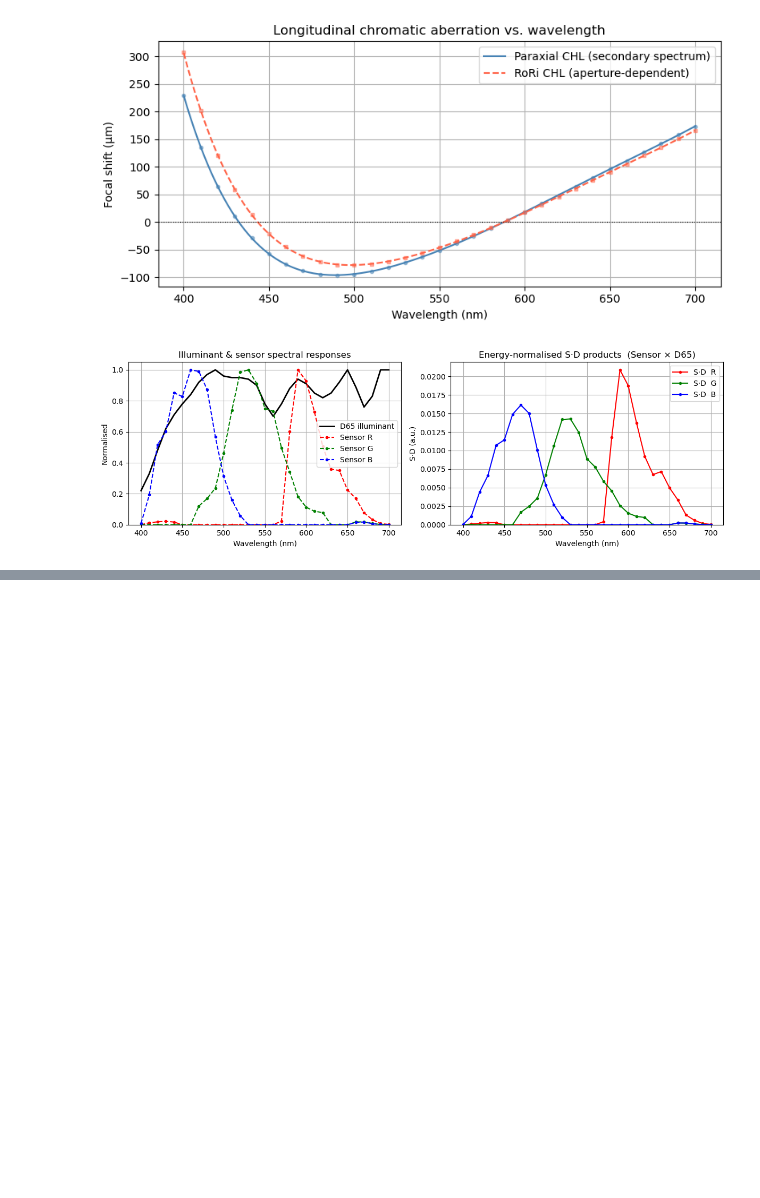
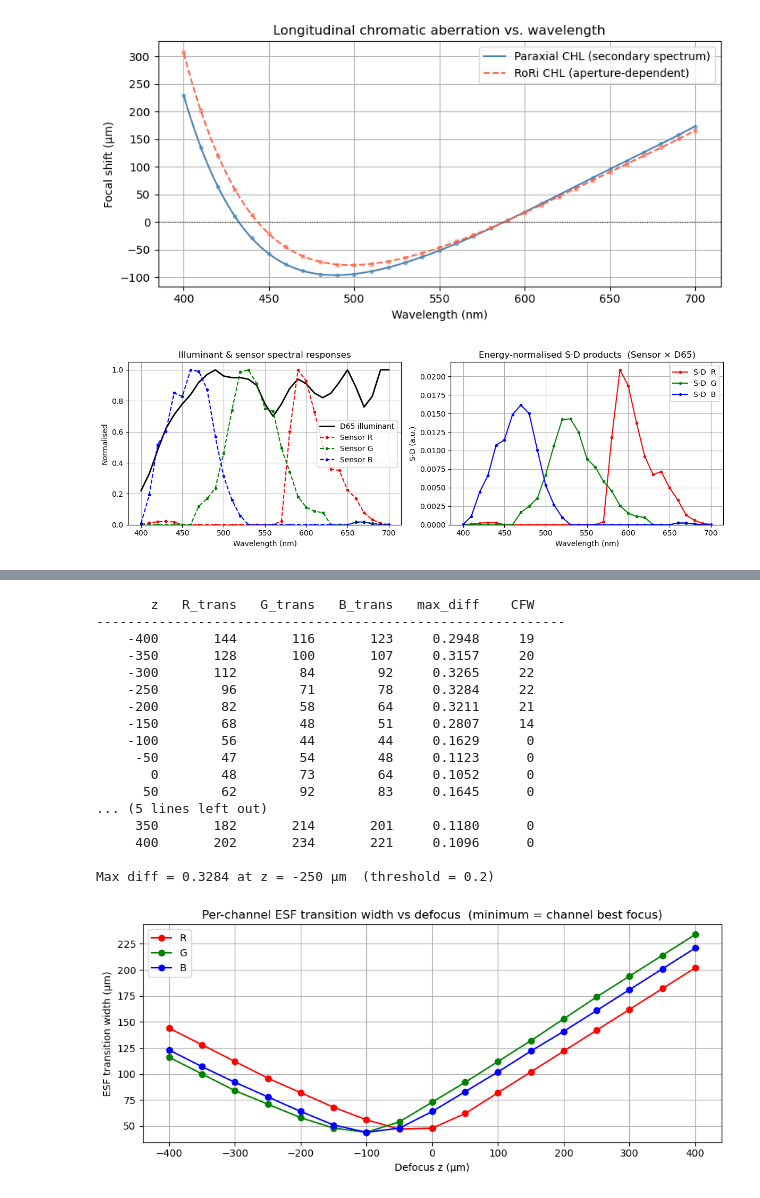
Before and after one commit to Leyangf/ColorFringeCalculation, a Jupyter notebook: examples/cfw_demo.ipynb, the cells around one changed output, grey strips where cells are left out. Cells and saved outputs as stored; diff of their text form; code cells hidden in the pictures; blank space fills up the shorter version.

```diff
--- a/examples/cfw_demo.ipynb
+++ b/examples/cfw_demo.ipynb
@@ -364,0 +494,39 @@ interactive(children=(SelectMultiple(description='Exposure', index=(0, 1, 2, 4),
+# %%
+# ── ESF transition width vs defocus ──────────────────────────────────────────
+print(f"{'z':>8}  {'R_trans':>8}  {'G_trans':>8}  {'B_trans':>8}  "
+      f"{'max_diff':>9}  {'CFW':>5}")
+print("-" * 60)
+for _i, _z in enumerate(_z_bake):
+    print(f"{_z:>8.0f}  "
+          f"{_trans_width['R'][_i]:>8}  {_trans_width['G'][_i]:>8}  {_trans_width['B'][_i]:>8}  "
+          f"{_max_diff[_i]:>9.4f}  {_cfw_curve[_i]:>5}")
+print(f"\nMax diff = {_max_diff.max():.4f} at z = {_z_bake[_max_diff.argmax()]:+.0f} µm  "
+      f"(threshold = {_THR_FFTPSF})")
+
+plt.figure(figsize=(9, 4))
+for _c, _col in [("R", "r"), ("G", "g"), ("B", "b")]:
+    plt.plot(_z_bake, _trans_width[_c], "o-", color=_col, label=_c)
+plt.xlabel("Defocus z (µm)")
+plt.ylabel("ESF transition width (µm)")
+plt.title("Per-channel ESF transition width vs defocus  (minimum = channel best focus)")
+plt.legend(); plt.grid(True)
+plt.tight_layout(); plt.show()
+# %% [output]
+       z   R_trans   G_trans   B_trans   max_diff    CFW
+------------------------------------------------------------
+    -400       144       116       123     0.2948     19
+    -350       128       100       107     0.3157     20
+    -300       112        84        92     0.3265     22
+    -250        96        71        78     0.3284     22
+    -200        82        58        64     0.3211     21
+    -150        68        48        51     0.2807     14
+    -100        56        44        44     0.1629      0
+     -50        47        54        48     0.1123      0
+       0        48        73        64     0.1052      0
+      50        62        92        83     0.1645      0
+... (5 lines left out)
+     350       182       214       201     0.1180      0
+     400       202       234       221     0.1096      0
+
+Max diff = 0.3284 at z = -250 µm  (threshold = 0.2)
+[figure, added]
```
Also changed, not shown: parts of 8 cells of this notebook, 2 other files.
